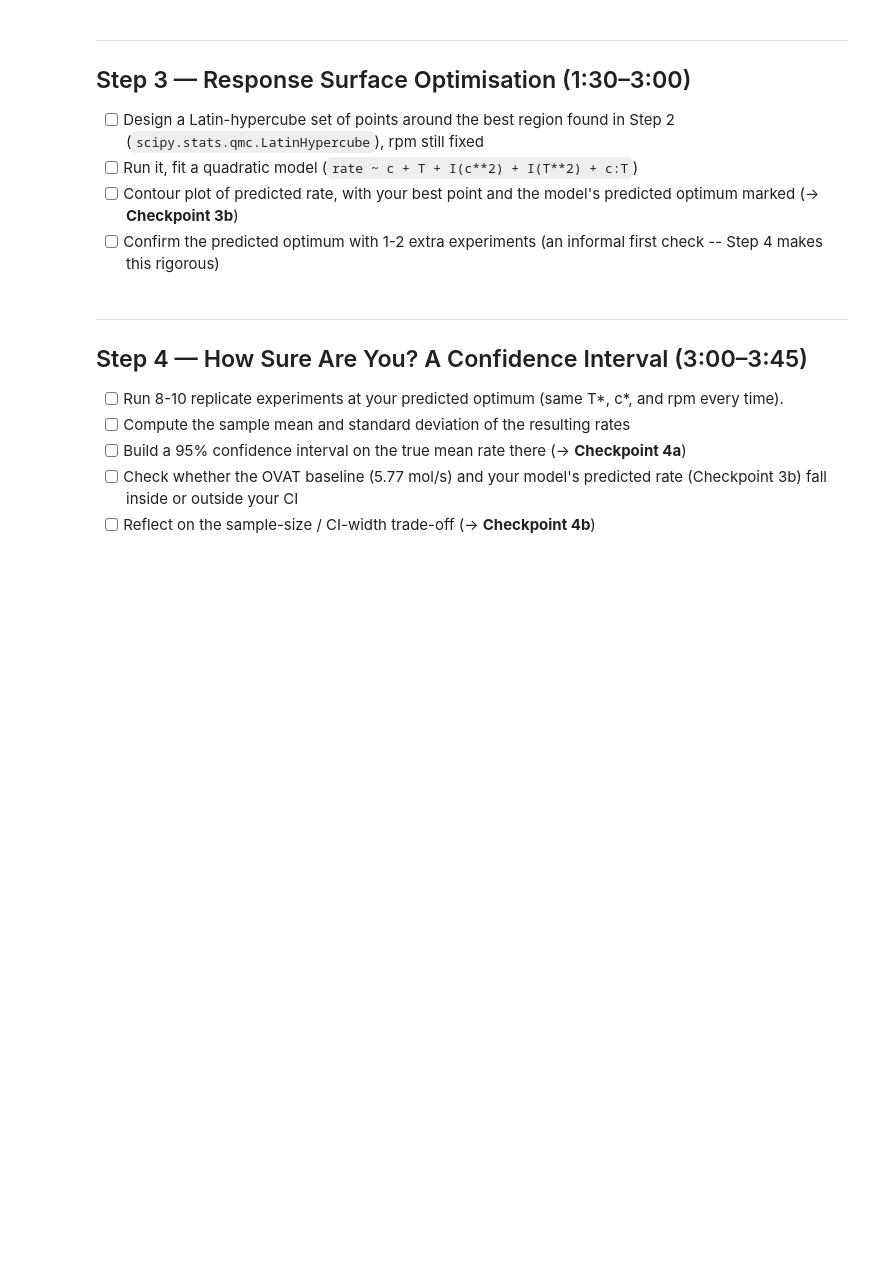
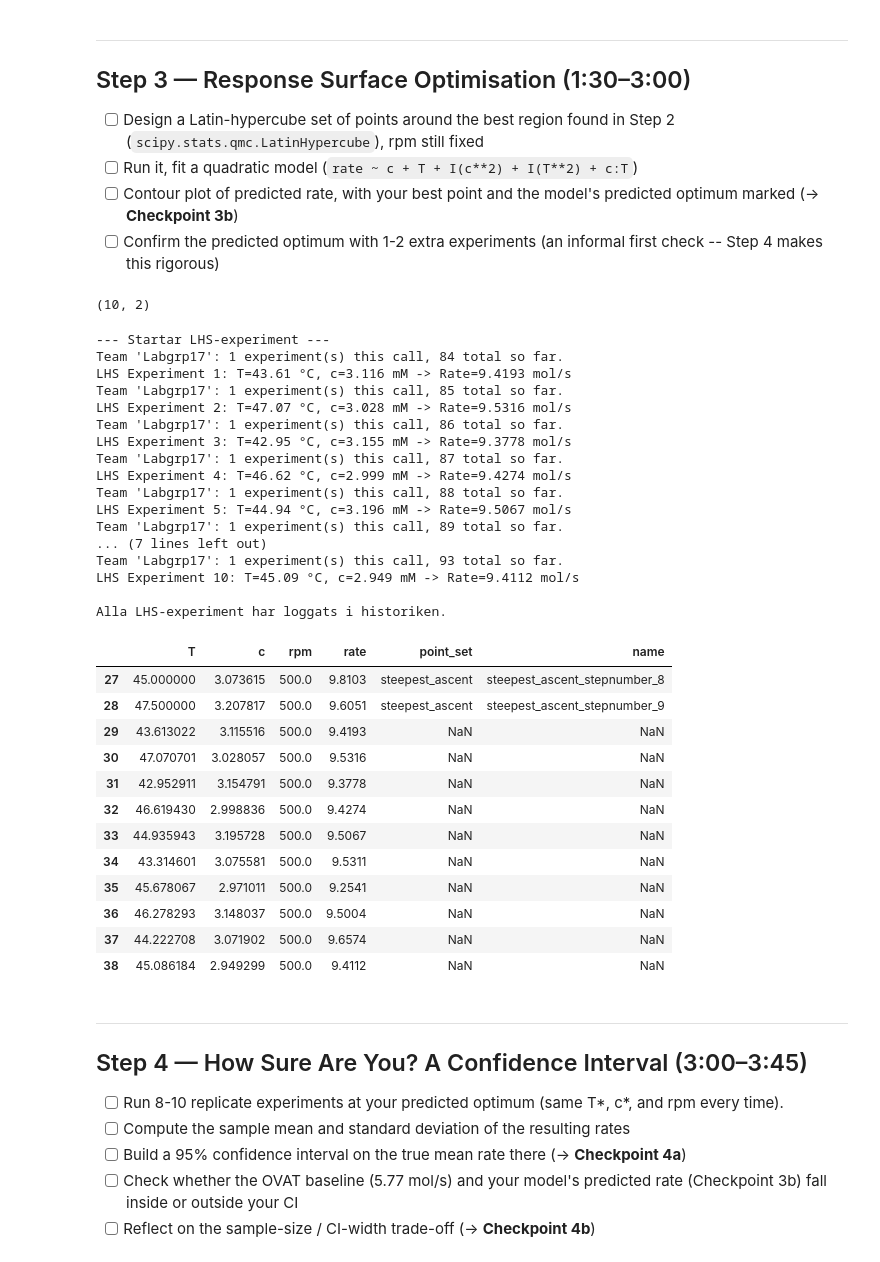
Before and after one commit to sundelinadam-design/1kb570_2026, a Jupyter notebook: Labs/03_optimising_catalytic_reaction/starter_notebook.ipynb, the cells around one changed output. Cells and saved outputs as stored; diff of their text form; code cells hidden in the pictures; blank space fills up the shorter version.

```diff
--- a/Labs/03_optimising_catalytic_reaction/starter_notebook.ipynb
+++ b/Labs/03_optimising_catalytic_reaction/starter_notebook.ipynb
@@ -577,8 +562,70 @@ NameError: name 'history' is not defined
 # points in [0,1]^2 for (c, T), then scale them to your chosen region.
 # qmc.scale(sample, l_bounds, u_bounds) does the scaling for you. If you
 # fixed your rpm value, rpm stays fixed at your chosen value for every point.
+sample = qmc.LatinHypercube(d=2, seed=RANDOM_STATE)
+points = sample.random(n=10)
+bounds  = [(42.5, 47.5), (2.939413, 3.207817)]
+lo = np.array([b[0] for b in bounds])
+hi = np.array([b[1] for b in bounds])
+scale_points = qmc.scale(points, lo, hi)
+# %% [output]
+(10, 2)
 # %%
 # TODO:
 # 1. run the LHS design and log() the results.
 # 2. Fit the quadratic model on the FULL history (df_full = history) or
 # just the RSM-region points: your call, but say which on the answer sheet.
+
+# scale_points is a numpy array of shape (10, 2)
+# column 0: concentration (c) from 2.939413 to 3.207817
+# column 1: Temperature (T) from 42.5 to 47.5
+
+print("--- Startar LHS-experiment ---")
+for i in range(len(scale_points)):
+    target_c = scale_points[i, 1]
+    target_T = scale_points[i, 0]
+    experiment_name = f"LHS_design_{i+1}"
+
+    # Run the experiment with fixed RPM
+    result = run_experiment(
+        name=experiment_name,
+        T=[target_T],
+        c=[target_c],
+        rpm=[fixed_rpm_value]
+    )
+
+    log(result)
+    print(f"LHS Experiment {i+1}: T={target_T:.2f} °C, c={target_c:.3f} mM -> Rate={result['rate'].iloc[0]:.4f} mol/s")
+
+display(history.tail(12))
+# %% [output]
+--- Startar LHS-experiment ---
+Team 'Labgrp17': 1 experiment(s) this call, 84 total so far.
+LHS Experiment 1: T=43.61 °C, c=3.116 mM -> Rate=9.4193 mol/s
+Team 'Labgrp17': 1 experiment(s) this call, 85 total so far.
+LHS Experiment 2: T=47.07 °C, c=3.028 mM -> Rate=9.5316 mol/s
+Team 'Labgrp17': 1 experiment(s) this call, 86 total so far.
+LHS Experiment 3: T=42.95 °C, c=3.155 mM -> Rate=9.3778 mol/s
+Team 'Labgrp17': 1 experiment(s) this call, 87 total so far.
+LHS Experiment 4: T=46.62 °C, c=2.999 mM -> Rate=9.4274 mol/s
+Team 'Labgrp17': 1 experiment(s) this call, 88 total so far.
+LHS Experiment 5: T=44.94 °C, c=3.196 mM -> Rate=9.5067 mol/s
+Team 'Labgrp17': 1 experiment(s) this call, 89 total so far.
+... (7 lines left out)
+Team 'Labgrp17': 1 experiment(s) this call, 93 total so far.
+LHS Experiment 10: T=45.09 °C, c=2.949 mM -> Rate=9.4112 mol/s
+
+Alla LHS-experiment har loggats i historiken.
+|  | T | c | rpm | rate | point_set | name |
+| 27 | 45.000000 | 3.073615 | 500.0 | 9.8103 | steepest_ascent | steepest_ascent_stepnumber_8 |
+| 28 | 47.500000 | 3.207817 | 500.0 | 9.6051 | steepest_ascent | steepest_ascent_stepnumber_9 |
+| 29 | 43.613022 | 3.115516 | 500.0 | 9.4193 | NaN | NaN |
+| 30 | 47.070701 | 3.028057 | 500.0 | 9.5316 | NaN | NaN |
+| 31 | 42.952911 | 3.154791 | 500.0 | 9.3778 | NaN | NaN |
+| 32 | 46.619430 | 2.998836 | 500.0 | 9.4274 | NaN | NaN |
+| 33 | 44.935943 | 3.195728 | 500.0 | 9.5067 | NaN | NaN |
+| 34 | 43.314601 | 3.075581 | 500.0 | 9.5311 | NaN | NaN |
+| 35 | 45.678067 | 2.971011 | 500.0 | 9.2541 | NaN | NaN |
+| 36 | 46.278293 | 3.148037 | 500.0 | 9.5004 | NaN | NaN |
+| 37 | 44.222708 | 3.071902 | 500.0 | 9.6574 | NaN | NaN |
+| 38 | 45.086184 | 2.949299 | 500.0 | 9.4112 | NaN | NaN |
```
Also changed, not shown: parts of 10 cells of this notebook.
